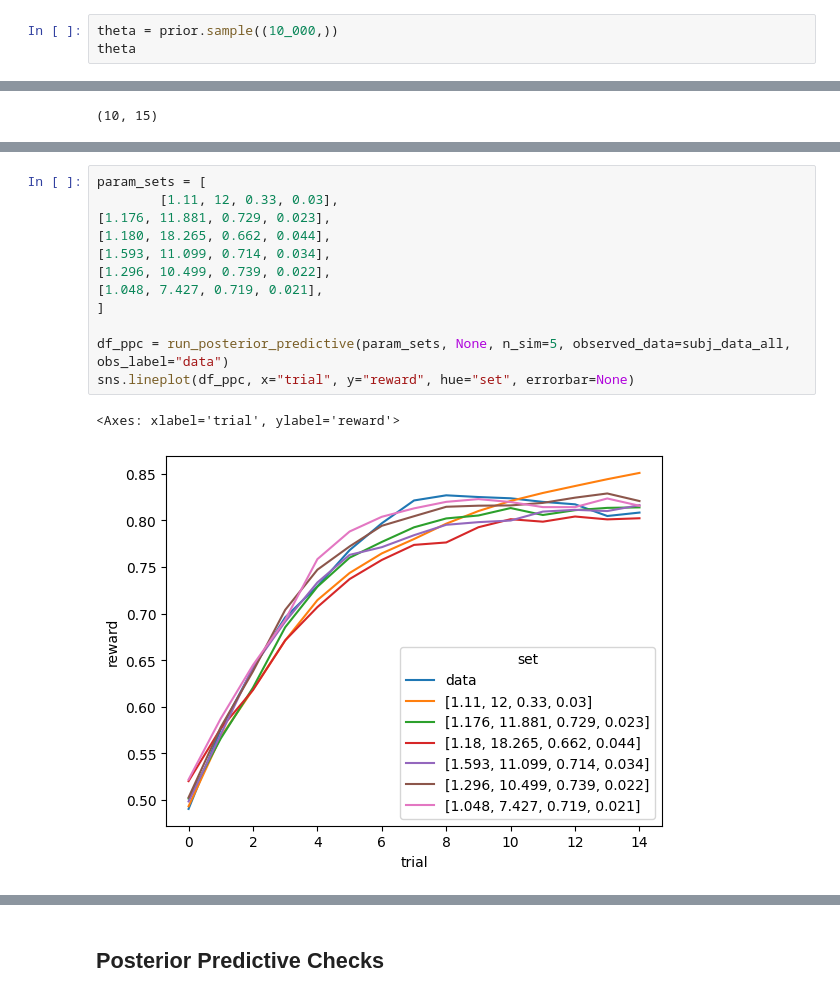
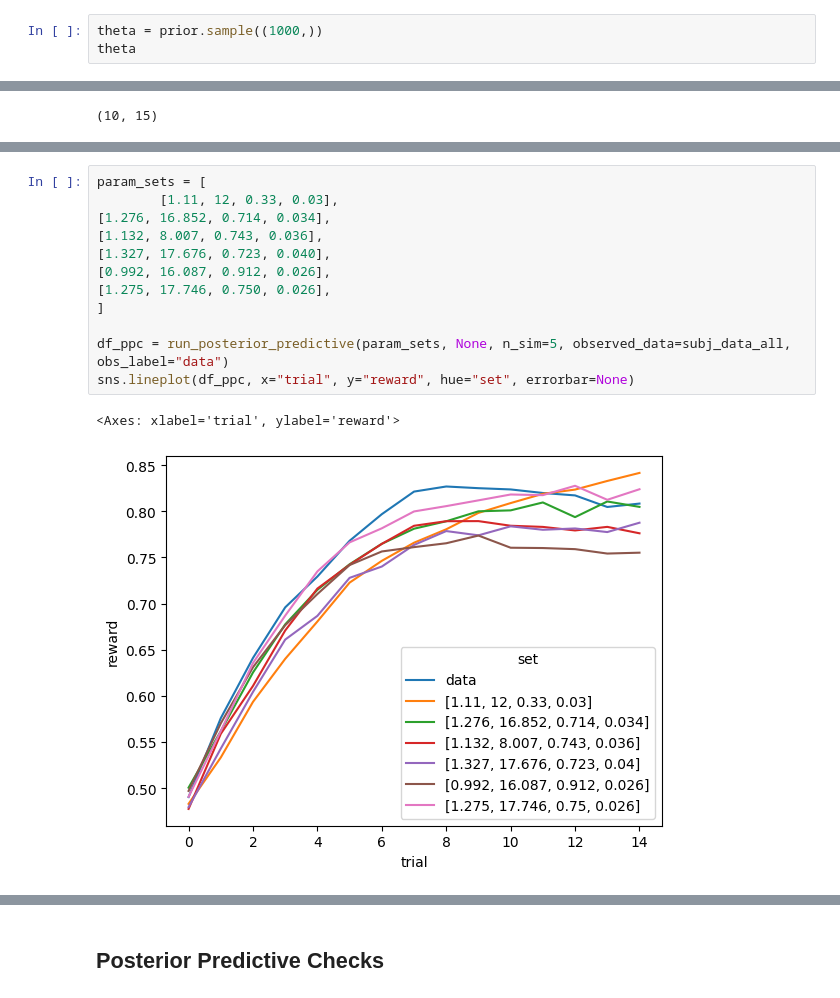
Before and after one commit to vagechirkov/Spatial-MAB-ABM, a Jupyter notebook: abm/sbi_pipeline.ipynb, the cells around one changed output, grey strips where cells are left out. Cells and saved outputs as stored; diff of their text form.

```diff
--- a/abm/sbi_pipeline.ipynb
+++ b/abm/sbi_pipeline.ipynb
@@ -69,6 +75,6 @@ prior
 # %% [output]
 BoxUniform(Uniform(low: torch.Size([4]), high: torch.Size([4])), 1)
 # %%
-theta = prior.sample((10_000,))
+theta = prior.sample((1000,))
 theta
 # %% [output]
@@ -504,18 +533,18 @@ plt.show()
 # %%
 param_sets = [
         [1.11, 12, 0.33, 0.03],
-[1.176, 11.881, 0.729, 0.023],
-[1.180, 18.265, 0.662, 0.044],
-[1.593, 11.099, 0.714, 0.034],
-[1.296, 10.499, 0.739, 0.022],
-[1.048, 7.427, 0.719, 0.021],
+[1.276, 16.852, 0.714, 0.034],
+[1.132, 8.007, 0.743, 0.036],
+[1.327, 17.676, 0.723, 0.040],
+[0.992, 16.087, 0.912, 0.026],
+[1.275, 17.746, 0.750, 0.026],
 ]
 
 df_ppc = run_posterior_predictive(param_sets, None, n_sim=5, observed_data=subj_data_all, obs_label="data")
 sns.lineplot(df_ppc, x="trial", y="reward", hue="set", errorbar=None)
 # %% [output]
 <Axes: xlabel='trial', ylabel='reward'>
-[figure, old version]
+[figure, new version]
 # %%
 _ = pairplot(
     [samples],
```
Also changed, not shown: parts of 53 cells of this notebook.
